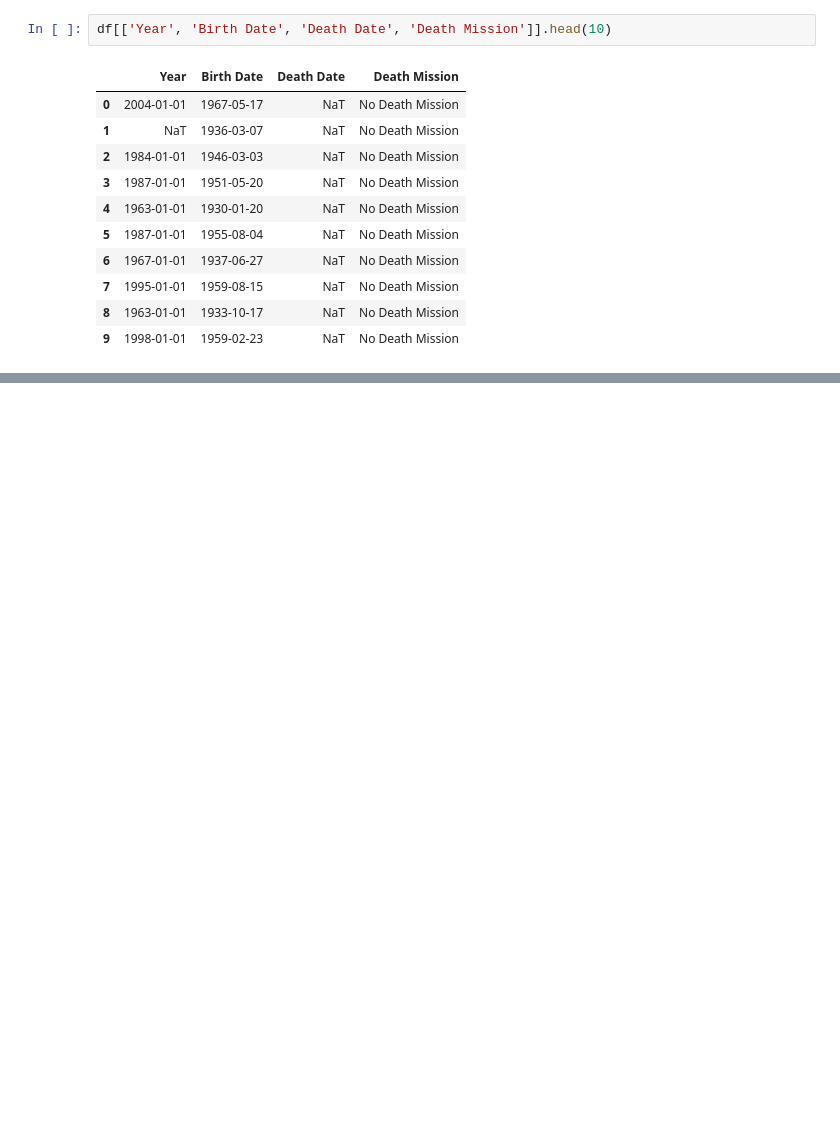
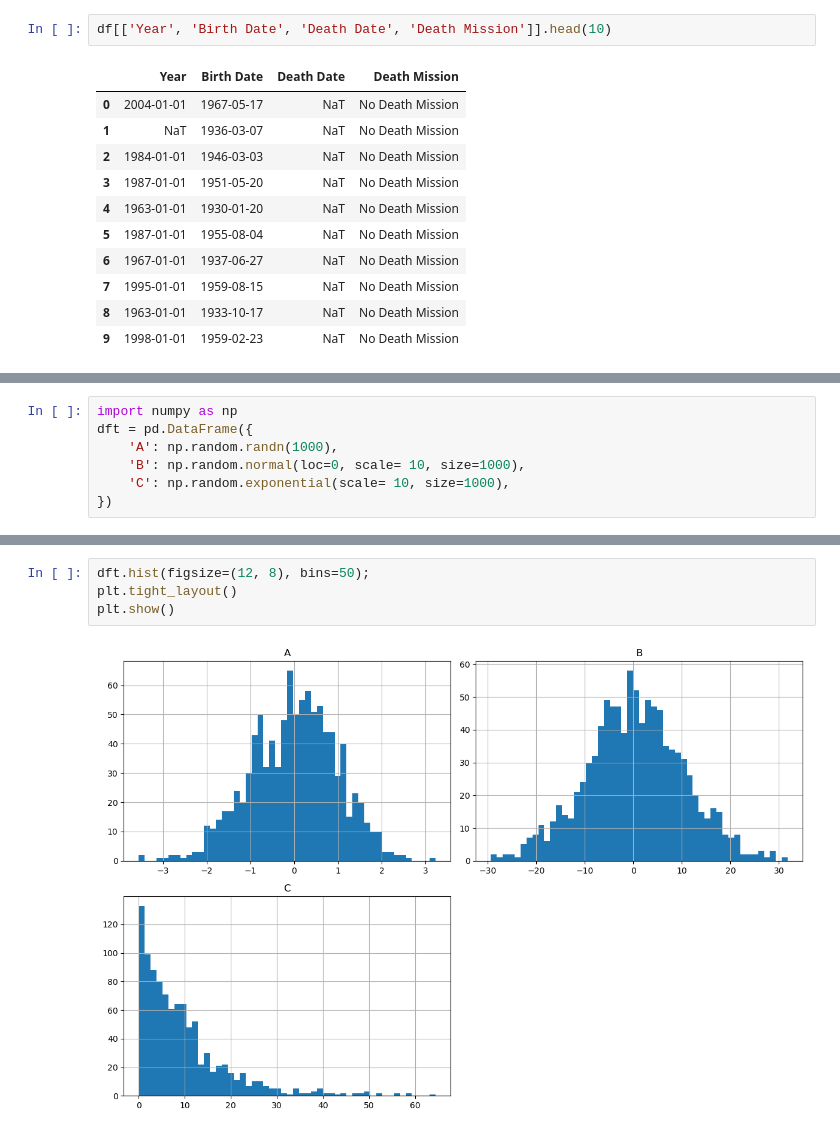
Before and after one commit to omid-sar/Interview-Preparation, a Jupyter notebook: data_manipulation/test.ipynb, the cells around one changed output, grey strips where cells are left out. Saved outputs shown, nothing was run; the diff lists cells and outputs as text; blank space fills up the shorter version.

Commit message:
plot

```diff
--- a/data_manipulation/test.ipynb
+++ b/data_manipulation/test.ipynb
@@ -515,0 +531,7 @@ df.append({'Name':'Omid', 'Year': 2010, 'Group': 20 , } , ignore_index=True).tai
+# %%
+import numpy as np
+dft = pd.DataFrame({
+    'A': np.random.randn(1000),
+    'B': np.random.normal(loc=0, scale= 10, size=1000),
+    'C': np.random.exponential(scale= 10, size=1000),
+})
@@ -515,0 +554,6 @@ df.append({'Name':'Omid', 'Year': 2010, 'Group': 20 , } , ignore_index=True).tai
+# %%
+dft.hist(figsize=(12, 8), bins=50);
+plt.tight_layout()
+plt.show()
+# %% [output]
+[figure, added]
```
Also changed, not shown: parts of 6 cells of this notebook.
